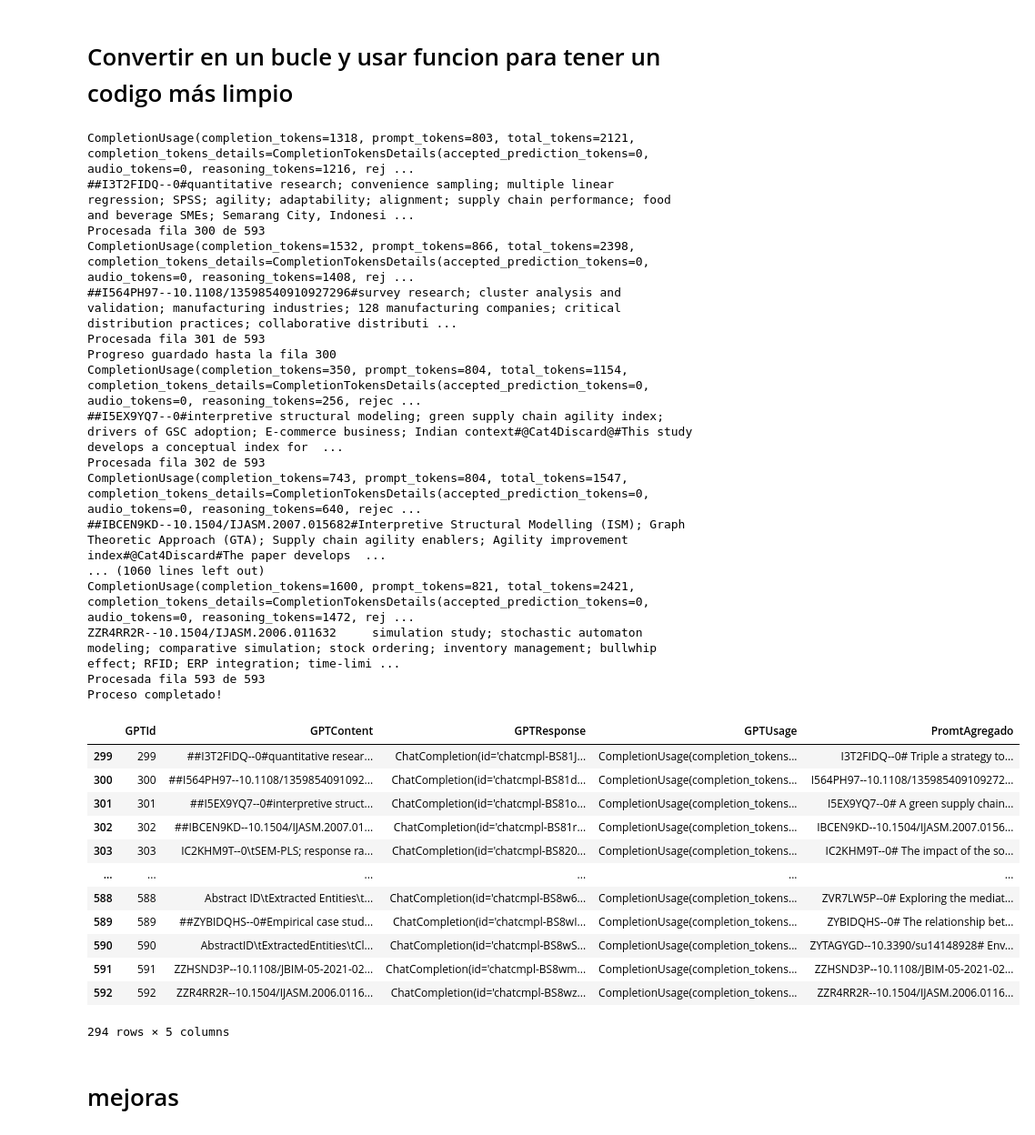
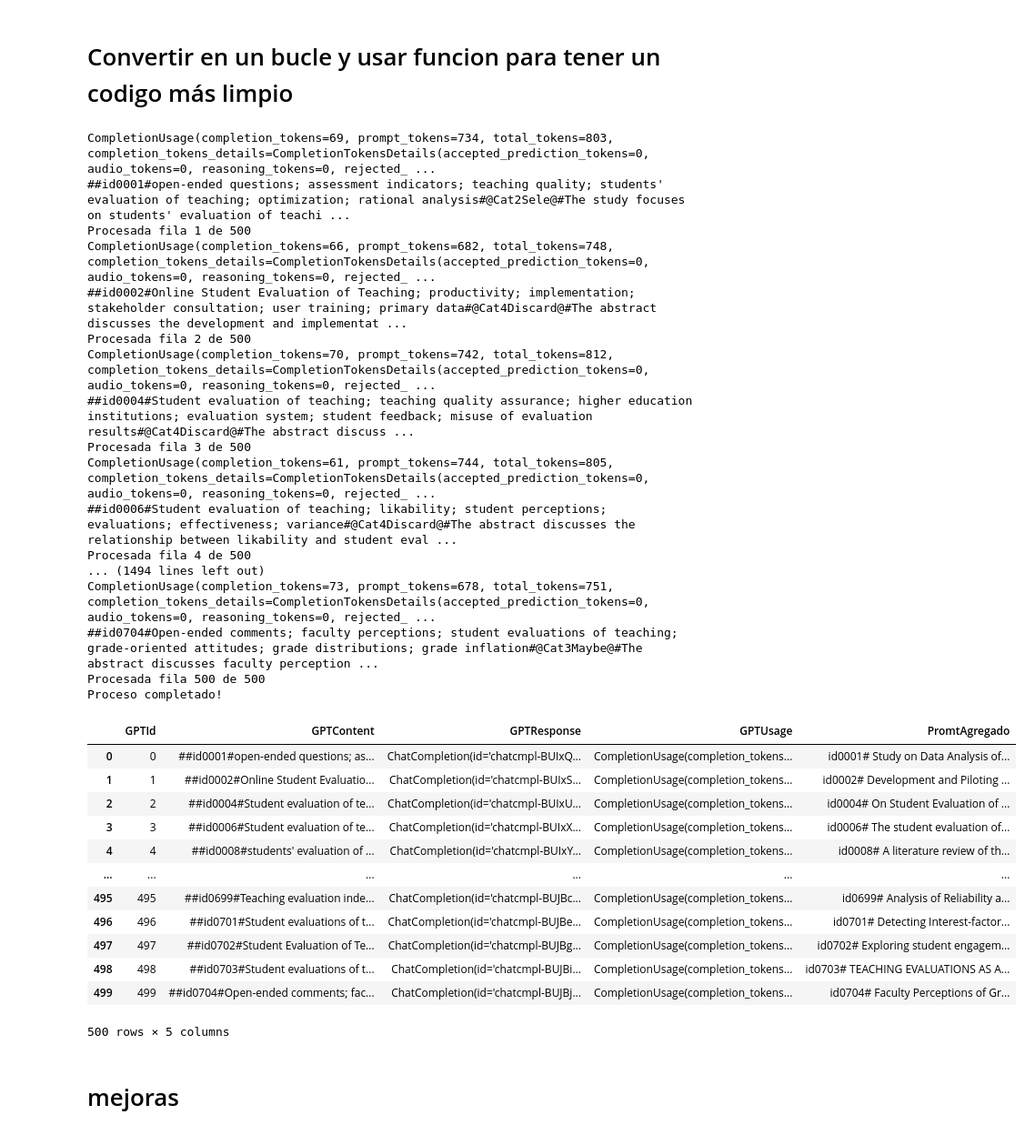
Before and after one commit to paulosk8/LLMforSLRscreening, a Jupyter notebook: UBdocSchoolMAy25/chatgptAPI_PROMPT_UBschoolMay25.ipynb, the cells around one changed output. Shown at 91% size. Drawn from its saved outputs; the diff is of its cells as text; code cells hidden in the pictures.

```diff
--- a/UBdocSchoolMAy25/chatgptAPI_PROMPT_UBschoolMay25.ipynb
+++ b/UBdocSchoolMAy25/chatgptAPI_PROMPT_UBschoolMay25.ipynb
@@ -18,11 +18,9 @@ Manualmente copiando y pegando el input y los resultados (de 20 en 20) me funcio
 # En Python, puedes usar comillas simples o dobles para definir una cadena de texto (string). Ambas son válidas y no hay diferencia funcional entre ellas.
 #  si tu cadena de texto contiene una comilla simple (como en "I'm"), puedes usar comillas dobles para evitar tener que escapar la comilla simple. De manera similar, si tu cadena de texto contiene una comilla doble, puedes usar comillas
 
-# RutaData = input("Ruta completa al archivo (ejemplo: https://gdocu.upv.es/share/proxy/alfresco.xls ): ")
+# RutaData = input("Ruta completa al archivo (ejemplo: https://gdu.uv.es/sh/alfresco.xls ): ")
 
-# RutaData="https://gdocu.upv.es/share/proxy/alfresco-noauth/api/internal/shared/node/content/OTK2Nh_hTECdtOHp0DRxYg"
-
-RutaData="WOS-SCOLista global sin duplicadosV2-CodHumano.xlsx"
+RutaData="savedrecsSET1311results.xlsx"
 
 # Este código lee el archivo XLS ubicado en la URL especificada y lo carga en un DataFrame de pandas llamado DataPapers.
 # Debes tener en cuenta que read_excel() necesita la biblioteca openpyxl o xlrd para leer archivos de Excel,
@@ -233,63 +221,63 @@ def generate_response_and_update_df(df, row, model, system_prompt, user_prompt,
     df.loc[row, 'GPTUsage'] = str(response.usage)
     df.loc[row, 'PromtAgregado'] = user_prompt
 
     return df
 
 # Llamada a la función en un bucle
-start_row = 299
-end_row = 593
+start_row = 0
+end_row = 500
 fixed_delay = 0.05  # la idea es no pasarse de 200 peticiones por minuto, incluso sin delay va a unas 30 peticiones por minuto
 
 for row in range(start_row, end_row):
     PromtUser1 = DataPapers['Prompt'].iloc[row]
     df3 = generate_response_and_update_df(df3, row, ModelUsed, PromtSystemB, PromtUser1, Temperatura)
     print(f"Procesada fila {row + 1} de {end_row}")
 
     # Guardar periódicamente para no perder progreso
     if row % 50 == 0 and row > 0:  # Cada 50 filas
         df3.to_csv(f"resultados_parciales_hasta_fila_{row}.csv", index=False)
         print(f"Progreso guardado hasta la fila {row}")
 
     # Pausa fija entre peticiones
     if row < end_row - 1:  # No esperar después de la última fila
         time.sleep(fixed_delay)
 
 # Guardar resultado final
 df3.to_csv("resultados_finales.csv", index=False)
 print("Proceso completado!")
 
 df3
 # %% [output]
-CompletionUsage(completion_tokens=1318, prompt_tokens=803, total_tokens=2121, completion_tokens_details=CompletionTokensDetails(accepted_prediction_tokens=0, audio_tokens=0, reasoning_tokens=1216, rej ...
-##I3T2FIDQ--0#quantitative research; convenience sampling; multiple linear regression; SPSS; agility; adaptability; alignment; supply chain performance; food and beverage SMEs; Semarang City, Indonesi ...
-Procesada fila 300 de 593
-CompletionUsage(completion_tokens=1532, prompt_tokens=866, total_tokens=2398, completion_tokens_details=CompletionTokensDetails(accepted_prediction_tokens=0, audio_tokens=0, reasoning_tokens=1408, rej ...
-##I564PH97--10.1108/13598540910927296#survey research; cluster analysis and validation; manufacturing industries; 128 manufacturing companies; critical distribution practices; collaborative distributi ...
-Procesada fila 301 de 593
-Progreso guardado hasta la fila 300
-CompletionUsage(completion_tokens=350, prompt_tokens=804, total_tokens=1154, completion_tokens_details=CompletionTokensDetails(accepted_prediction_tokens=0, audio_tokens=0, reasoning_tokens=256, rejec ...
-##I5EX9YQ7--0#interpretive structural modeling; green supply chain agility index; drivers of GSC adoption; E-commerce business; Indian context#@Cat4Discard@#This study develops a conceptual index for  ...
-Procesada fila 302 de 593
-CompletionUsage(completion_tokens=743, prompt_tokens=804, total_tokens=1547, completion_tokens_details=CompletionTokensDetails(accepted_prediction_tokens=0, audio_tokens=0, reasoning_tokens=640, rejec ...
-##IBCEN9KD--10.1504/IJASM.2007.015682#Interpretive Structural Modelling (ISM); Graph Theoretic Approach (GTA); Supply chain agility enablers; Agility improvement index#@Cat4Discard#The paper develops  ...
-... (1060 lines left out)
-CompletionUsage(completion_tokens=1600, prompt_tokens=821, total_tokens=2421, completion_tokens_details=CompletionTokensDetails(accepted_prediction_tokens=0, audio_tokens=0, reasoning_tokens=1472, rej ...
-ZZR4RR2R--10.1504/IJASM.2006.011632     simulation study; stochastic automaton modeling; comparative simulation; stock ordering; inventory management; bullwhip effect; RFID; ERP integration; time‐limi ...
-Procesada fila 593 de 593
+CompletionUsage(completion_tokens=69, prompt_tokens=734, total_tokens=803, completion_tokens_details=CompletionTokensDetails(accepted_prediction_tokens=0, audio_tokens=0, reasoning_tokens=0, rejected_ ...
+##id0001#open-ended questions; assessment indicators; teaching quality; students' evaluation of teaching; optimization; rational analysis#@Cat2Sele@#The study focuses on students' evaluation of teachi ...
+Procesada fila 1 de 500
+CompletionUsage(completion_tokens=66, prompt_tokens=682, total_tokens=748, completion_tokens_details=CompletionTokensDetails(accepted_prediction_tokens=0, audio_tokens=0, reasoning_tokens=0, rejected_ ...
+##id0002#Online Student Evaluation of Teaching; productivity; implementation; stakeholder consultation; user training; primary data#@Cat4Discard@#The abstract discusses the development and implementat ...
+Procesada fila 2 de 500
+CompletionUsage(completion_tokens=70, prompt_tokens=742, total_tokens=812, completion_tokens_details=CompletionTokensDetails(accepted_prediction_tokens=0, audio_tokens=0, reasoning_tokens=0, rejected_ ...
+##id0004#Student evaluation of teaching; teaching quality assurance; higher education institutions; evaluation system; student feedback; misuse of evaluation results#@Cat4Discard@#The abstract discuss ...
+Procesada fila 3 de 500
+CompletionUsage(completion_tokens=61, prompt_tokens=744, total_tokens=805, completion_tokens_details=CompletionTokensDetails(accepted_prediction_tokens=0, audio_tokens=0, reasoning_tokens=0, rejected_ ...
+##id0006#Student evaluation of teaching; likability; student perceptions; evaluations; effectiveness; variance#@Cat4Discard@#The abstract discusses the relationship between likability and student eval ...
+Procesada fila 4 de 500
+... (1494 lines left out)
+CompletionUsage(completion_tokens=73, prompt_tokens=678, total_tokens=751, completion_tokens_details=CompletionTokensDetails(accepted_prediction_tokens=0, audio_tokens=0, reasoning_tokens=0, rejected_ ...
+##id0704#Open-ended comments; faculty perceptions; student evaluations of teaching; grade-oriented attitudes; grade distributions; grade inflation#@Cat3Maybe@#The abstract discusses faculty perception ...
+Procesada fila 500 de 500
 Proceso completado!
 |  | GPTId | GPTContent | GPTResponse | GPTUsage | PromtAgregado |
-| 299 | 299 | ##I3T2FIDQ--0#quantitative resear... | ChatCompletion(id='chatcmpl-BS81J... | CompletionUsage(completion_tokens... | I3T2FIDQ--0# Triple a strategy to... |
-| 300 | 300 | ##I564PH97--10.1108/1359854091092... | ChatCompletion(id='chatcmpl-BS81d... | CompletionUsage(completion_tokens... | I564PH97--10.1108/135985409109272... |
-| 301 | 301 | ##I5EX9YQ7--0#interpretive struct... | ChatCompletion(id='chatcmpl-BS81o... | CompletionUsage(completion_tokens... | I5EX9YQ7--0# A green supply chain... |
-| 302 | 302 | ##IBCEN9KD--10.1504/IJASM.2007.01... | ChatCompletion(id='chatcmpl-BS81r... | CompletionUsage(completion_tokens... | IBCEN9KD--10.1504/IJASM.2007.0156... |
-| 303 | 303 | IC2KHM9T--0\tSEM-PLS; response ra... | ChatCompletion(id='chatcmpl-BS820... | CompletionUsage(completion_tokens... | IC2KHM9T--0# The impact of the so... |
+| 0 | 0 | ##id0001#open-ended questions; as... | ChatCompletion(id='chatcmpl-BUIxQ... | CompletionUsage(completion_tokens... | id0001# Study on Data Analysis of... |
+| 1 | 1 | ##id0002#Online Student Evaluatio... | ChatCompletion(id='chatcmpl-BUIxS... | CompletionUsage(completion_tokens... | id0002# Development and Piloting ... |
+| 2 | 2 | ##id0004#Student evaluation of te... | ChatCompletion(id='chatcmpl-BUIxU... | CompletionUsage(completion_tokens... | id0004# On Student Evaluation of ... |
+| 3 | 3 | ##id0006#Student evaluation of te... | ChatCompletion(id='chatcmpl-BUIxX... | CompletionUsage(completion_tokens... | id0006# The student evaluation of... |
+| 4 | 4 | ##id0008#students' evaluation of ... | ChatCompletion(id='chatcmpl-BUIxY... | CompletionUsage(completion_tokens... | id0008# A literature review of th... |
 | ... | ... | ... | ... | ... | ... |
-| 588 | 588 | Abstract ID\tExtracted Entities\t... | ChatCompletion(id='chatcmpl-BS8w6... | CompletionUsage(completion_tokens... | ZVR7LW5P--0# Exploring the mediat... |
-| 589 | 589 | ##ZYBIDQHS--0#Empirical case stud... | ChatCompletion(id='chatcmpl-BS8wI... | CompletionUsage(completion_tokens... | ZYBIDQHS--0# The relationship bet... |
-| 590 | 590 | AbstractID\tExtractedEntities\tCl... | ChatCompletion(id='chatcmpl-BS8wS... | CompletionUsage(completion_tokens... | ZYTAGYGD--10.3390/su14148928# Env... |
-| 591 | 591 | ZZHSND3P--10.1108/JBIM-05-2021-02... | ChatCompletion(id='chatcmpl-BS8wm... | CompletionUsage(completion_tokens... | ZZHSND3P--10.1108/JBIM-05-2021-02... |
-| 592 | 592 | ZZR4RR2R--10.1504/IJASM.2006.0116... | ChatCompletion(id='chatcmpl-BS8wz... | CompletionUsage(completion_tokens... | ZZR4RR2R--10.1504/IJASM.2006.0116... |
+| 495 | 495 | ##id0699#Teaching evaluation inde... | ChatCompletion(id='chatcmpl-BUJBc... | CompletionUsage(completion_tokens... | id0699# Analysis of Reliability a... |
+| 496 | 496 | ##id0701#Student evaluations of t... | ChatCompletion(id='chatcmpl-BUJBe... | CompletionUsage(completion_tokens... | id0701# Detecting Interest-factor... |
+| 497 | 497 | ##id0702#Student Evaluation of Te... | ChatCompletion(id='chatcmpl-BUJBg... | CompletionUsage(completion_tokens... | id0702# Exploring student engagem... |
+| 498 | 498 | ##id0703#Student evaluations of t... | ChatCompletion(id='chatcmpl-BUJBi... | CompletionUsage(completion_tokens... | id0703# TEACHING EVALUATIONS AS A... |
+| 499 | 499 | ##id0704#Open-ended comments; fac... | ChatCompletion(id='chatcmpl-BUJBj... | CompletionUsage(completion_tokens... | id0704# Faculty Perceptions of Gr... |
-294 rows × 5 columns
+500 rows × 5 columns
 # %%
 # Guardamos el DataFrame en un archivo Excel
 
```
Also changed, not shown: parts of 3 cells of this notebook.
